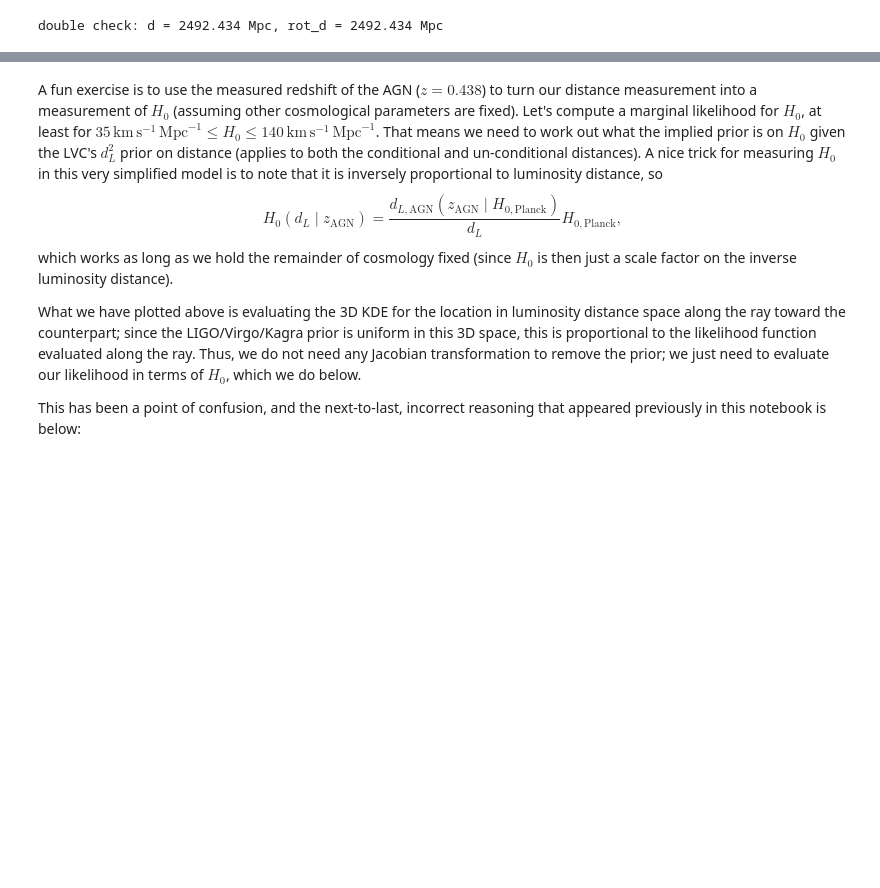
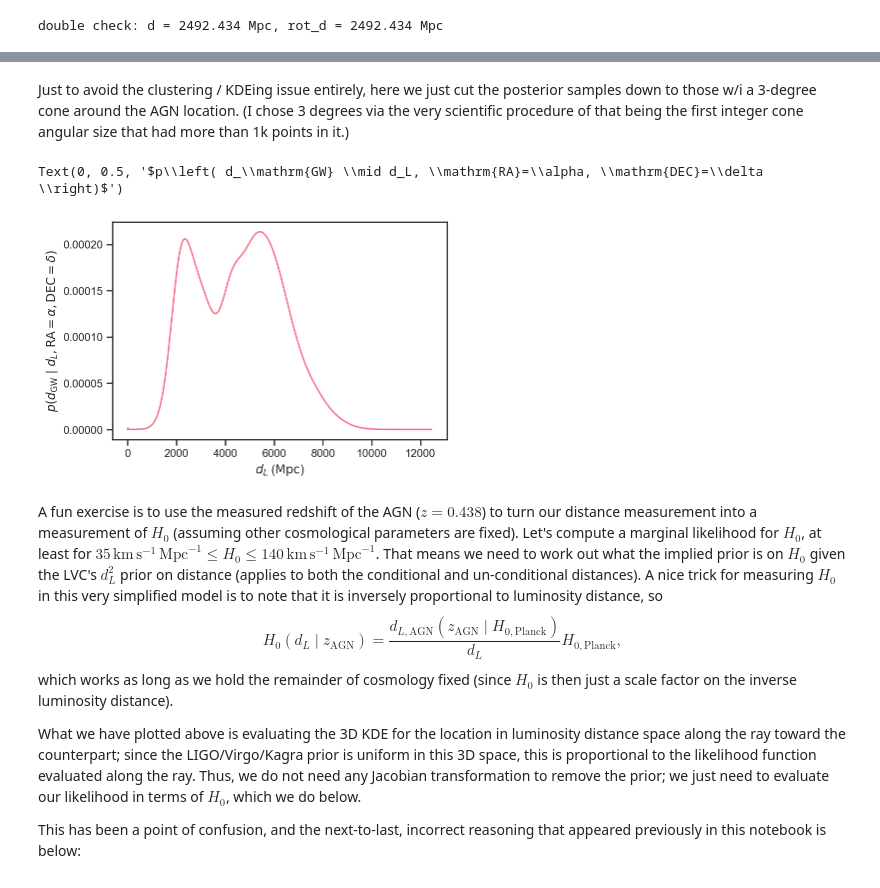
Before and after one commit to farr/GW190521Sky, a Jupyter notebook: CounterpartSky.ipynb, the cells around one changed output, grey strips where cells are left out. Cells and saved outputs as stored; diff of their text form; code cells hidden in the pictures; blank space fills up the shorter version.

```diff
--- a/CounterpartSky.ipynb
+++ b/CounterpartSky.ipynb
@@ -247,3 +248,18 @@ Text(0, 0.5, '$p\\left( d_L \\mid \\mathrm{RA}, \\mathrm{DEC} \\right)$')
+# %% [markdown]
+Just to avoid the clustering / KDEing issue entirely, here we just cut the posterior samples down to those w/i a 3-degree cone around the AGN location.  (I chose 3 degrees via the very scientific procedure of that being the first integer cone angular size that had more than 1k points in it.)
+# %%
+r = 3 # deg
+sel = np.sqrt(np.square((ra - samples['ra'])*cos(dec)) + np.square((dec - samples['dec']))) < r*pi/180.0
+k = ss.gaussian_kde(samples['luminosity_distance'][sel])
+ps = (k(ds) + k(-ds))/(ds*ds) # Reflect about d = 0 boundary
+ps[0] = 0.0 # Singularity at d = 0
+pps = ps / trapz(ps, ds)
+plot(ds, pps)
+xlabel(r'$d_L$ ($\mathrm{Mpc}$)')
+ylabel(r'$p\left( d_\mathrm{GW} \mid d_L, \mathrm{RA}=\alpha, \mathrm{DEC}=\delta \right)$')
+# %% [output]
+Text(0, 0.5, '$p\\left( d_\\mathrm{GW} \\mid d_L, \\mathrm{RA}=\\alpha, \\mathrm{DEC}=\\delta \\right)$')
+[figure, added]
 # %% [markdown]
 A fun exercise is to use the measured redshift of the AGN ($z = 0.438$) to turn our distance measurement into a measurement of $H_0$ (assuming other cosmological parameters are fixed).  Let's compute a marginal likelihood for $H_0$, at least for $35 \, \mathrm{km} \, \mathrm{s}^{-1} \, \mathrm{Mpc}^{-1} \leq H_0 \leq 140 \, \mathrm{km} \, \mathrm{s}^{-1} \, \mathrm{Mpc}^{-1}$.  That means we need to work out what the implied prior is on $H_0$ given the LVC's $d_L^2$ prior on distance (applies to both the conditional and un-conditional distances).  A nice trick for measuring $H_0$ in this very simplified model is to note that it is inversely proportional to luminosity distance, so
 $$
```
Also changed, not shown: parts of 9 cells of this notebook.
